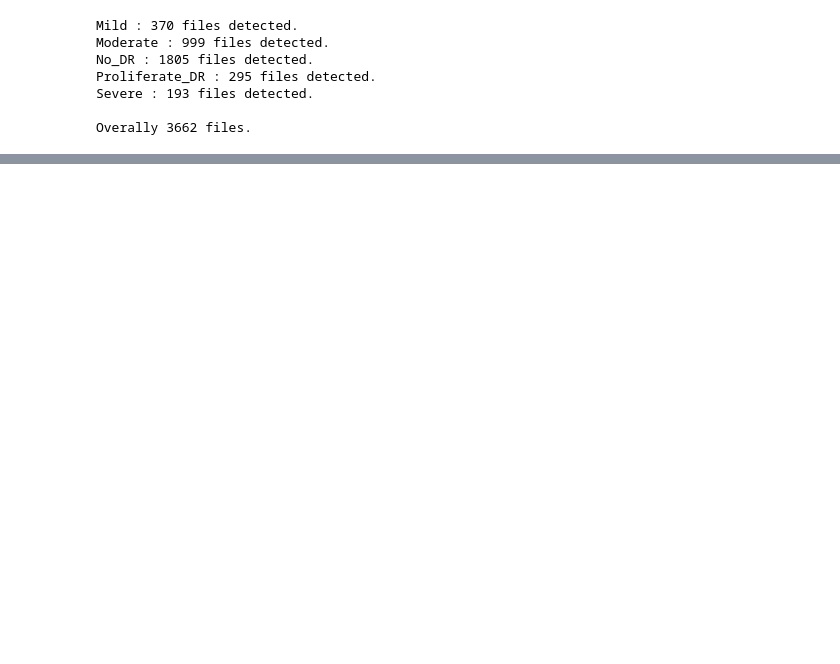
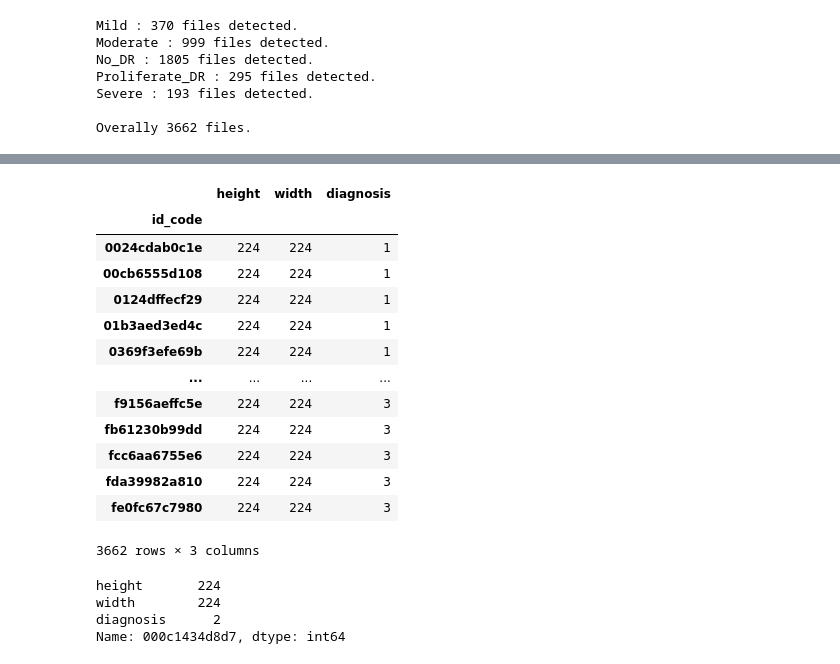
Before and after one commit to mjavadzare/medical-ai-platform, a Jupyter notebook: notebooks/diabetic_retinopathy/eda.ipynb, the cells around one changed output, grey strips where cells are left out. Cells and saved outputs as stored; diff of their text form; code cells hidden in the pictures; blank space fills up the shorter version.

```diff
--- a/notebooks/diabetic_retinopathy/eda.ipynb
+++ b/notebooks/diabetic_retinopathy/eda.ipynb
@@ -62,0 +138,25 @@ df
+# %%
+df["diagnosis"] = df_label["diagnosis"]
+df
+# %% [output]
+|  | height | width | diagnosis |
+| id_code |  |  |  |
+| 0024cdab0c1e | 224 | 224 | 1 |
+| 00cb6555d108 | 224 | 224 | 1 |
+| 0124dffecf29 | 224 | 224 | 1 |
+| 01b3aed3ed4c | 224 | 224 | 1 |
+| 0369f3efe69b | 224 | 224 | 1 |
+| ... | ... | ... | ... |
+| f9156aeffc5e | 224 | 224 | 3 |
+| fb61230b99dd | 224 | 224 | 3 |
+| fcc6aa6755e6 | 224 | 224 | 3 |
+| fda39982a810 | 224 | 224 | 3 |
+| fe0fc67c7980 | 224 | 224 | 3 |
+3662 rows × 3 columns
+# %%
+df.loc["000c1434d8d7"]
+# %% [output]
+height       224
+width        224
+diagnosis      2
+Name: 000c1434d8d7, dtype: int64
```
Also changed, not shown: parts of 14 cells of this notebook, 2 other files.
